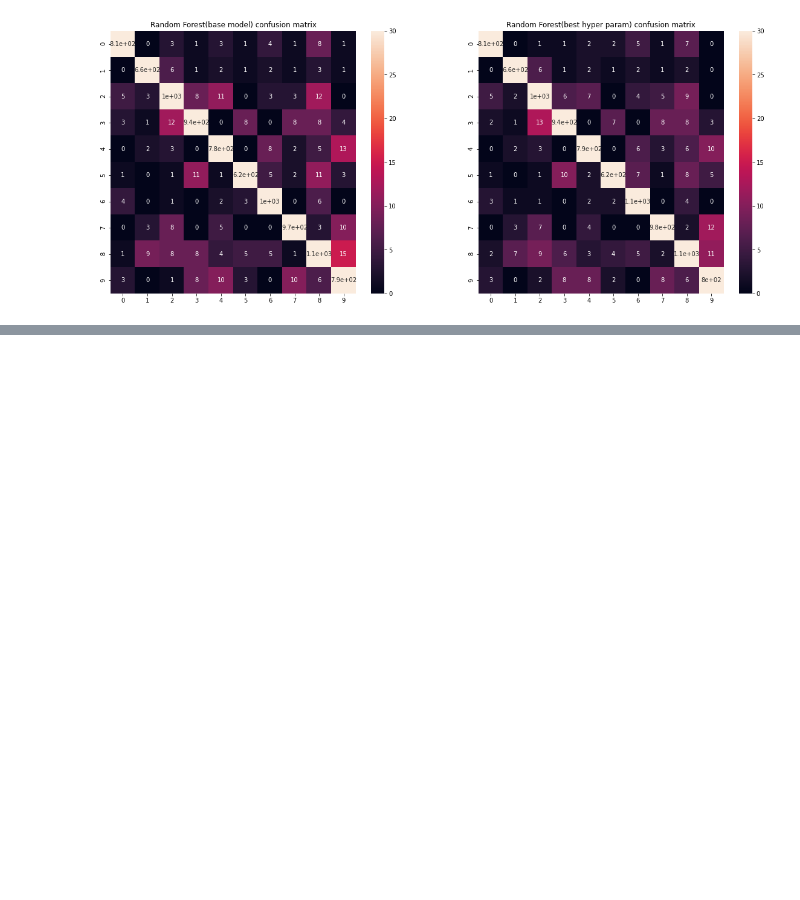
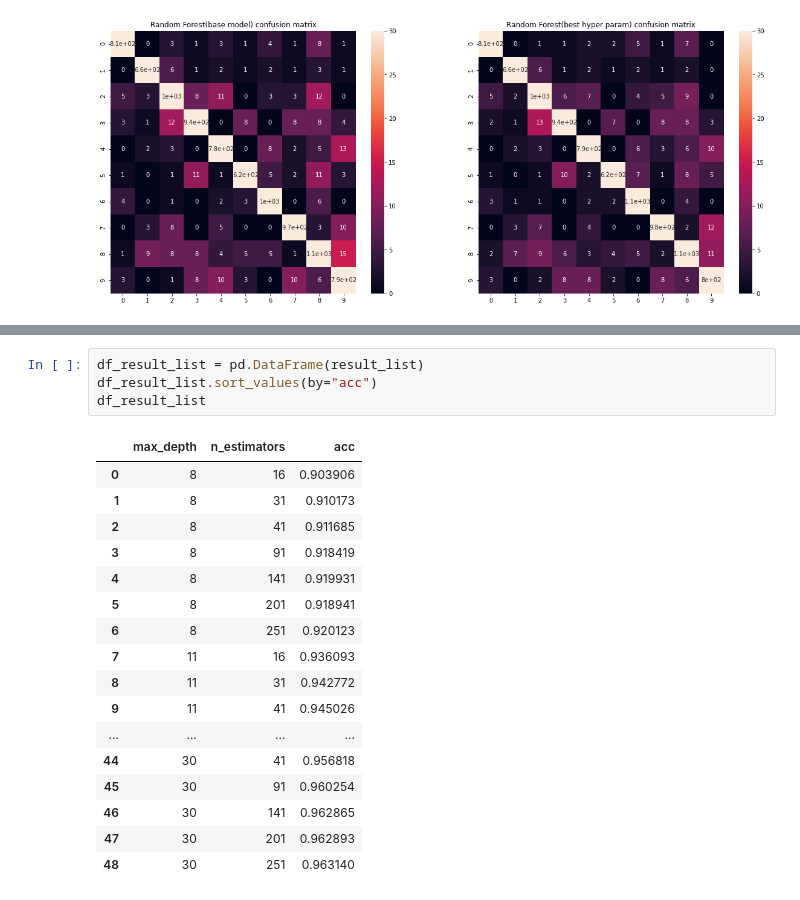
Before and after one commit to Sampeipei/ML_Process_Examples, a Jupyter notebook: fy_9ue5t/03_RandomForest.ipynb, the cells around one changed output, grey strips where cells are left out. Saved outputs shown, nothing was run; the diff lists cells and outputs as text; blank space fills up the shorter version.

```diff
--- a/fy_9ue5t/03_RandomForest.ipynb
+++ b/fy_9ue5t/03_RandomForest.ipynb
@@ -484,0 +571,22 @@ plt.show()
+# %%
+df_result_list = pd.DataFrame(result_list)
+df_result_list.sort_values(by="acc")
+df_result_list
+# %% [output]
+|  | max_depth | n_estimators | acc |
+| 0 | 8 | 16 | 0.903906 |
+| 1 | 8 | 31 | 0.910173 |
+| 2 | 8 | 41 | 0.911685 |
+| 3 | 8 | 91 | 0.918419 |
+| 4 | 8 | 141 | 0.919931 |
+| 5 | 8 | 201 | 0.918941 |
+| 6 | 8 | 251 | 0.920123 |
+| 7 | 11 | 16 | 0.936093 |
+| 8 | 11 | 31 | 0.942772 |
+| 9 | 11 | 41 | 0.945026 |
+| ... | ... | ... | ... |
+| 44 | 30 | 41 | 0.956818 |
+| 45 | 30 | 91 | 0.960254 |
+| 46 | 30 | 141 | 0.962865 |
+| 47 | 30 | 201 | 0.962893 |
+| 48 | 30 | 251 | 0.963140 |
```
Also changed, not shown: parts of 10 cells of this notebook.
